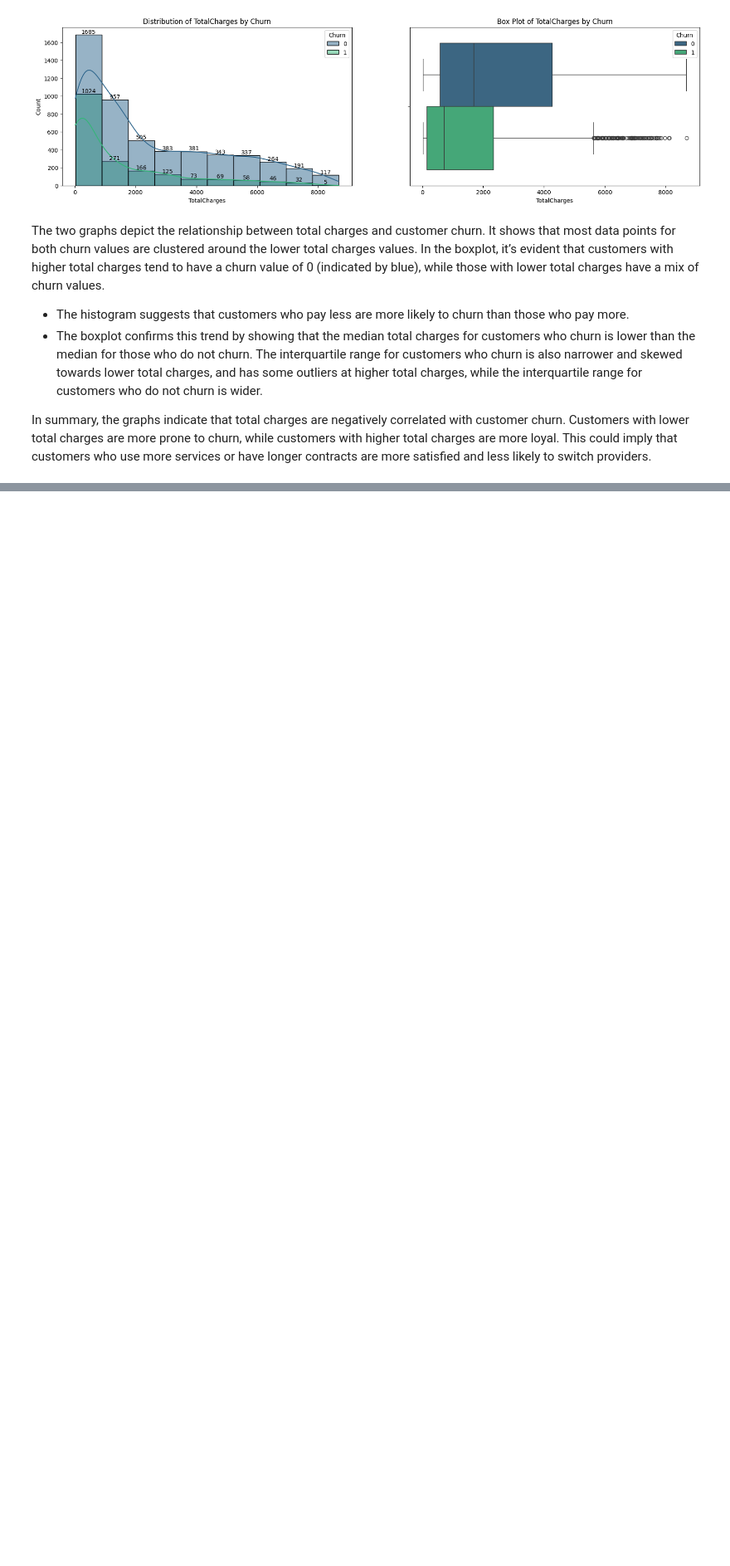
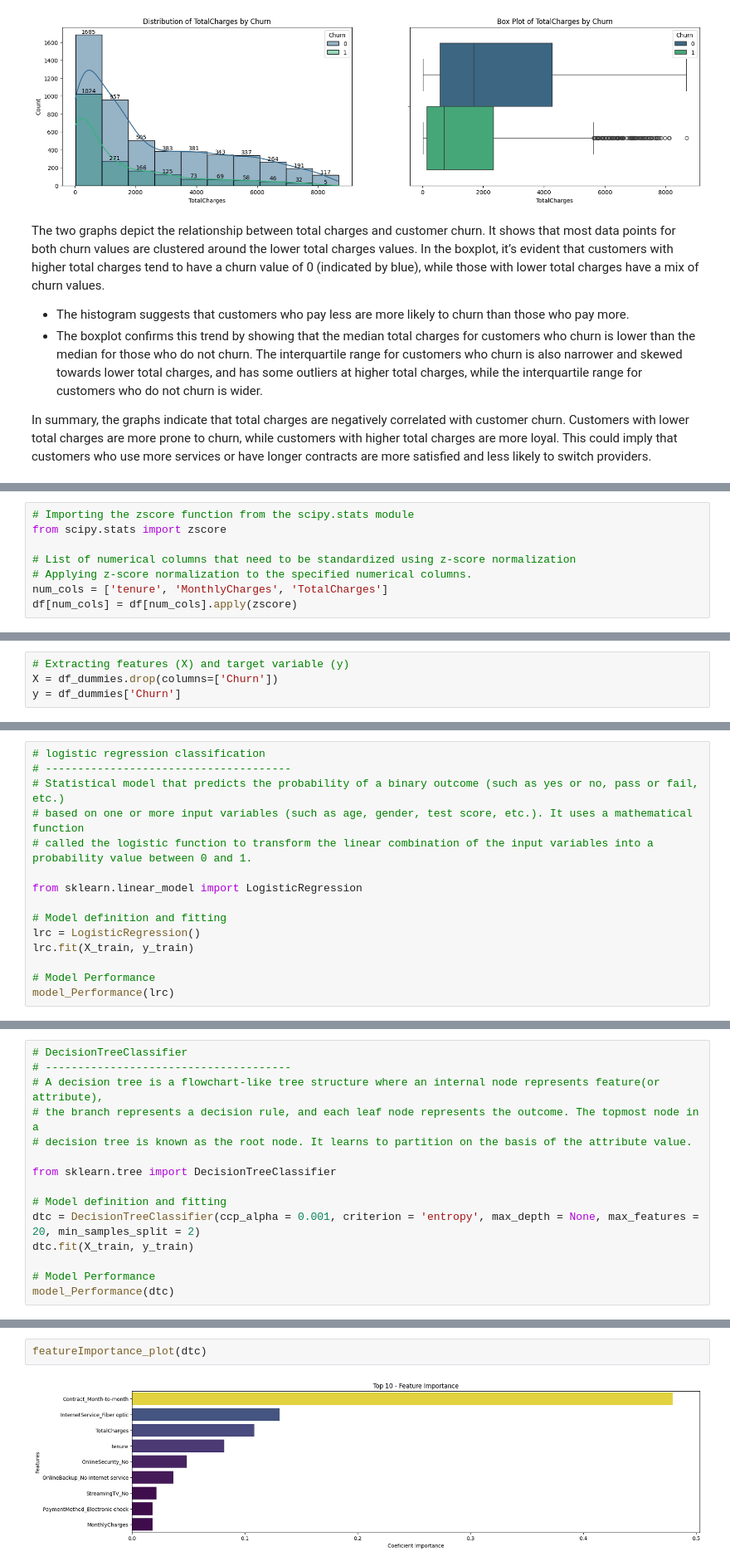
Before and after one commit to gviacava-code/TelcoCustomerChurn, a Jupyter notebook: notebooks/telco_customer_churn.ipynb, the cells around one changed output, grey strips where cells are left out. Shown at 83% size. Saved outputs shown, nothing was run; the diff lists cells and outputs as text; blank space fills up the shorter version.

```diff
--- a/notebooks/telco_customer_churn.ipynb
+++ b/notebooks/telco_customer_churn.ipynb
@@ -503,0 +496,8 @@ memory usage: 516.0 KB
+# %%
+# Importing the zscore function from the scipy.stats module
+from scipy.stats import zscore
+
+# List of numerical columns that need to be standardized using z-score normalization
+# Applying z-score normalization to the specified numerical columns.
+num_cols = ['tenure', 'MonthlyCharges', 'TotalCharges']
+df[num_cols] = df[num_cols].apply(zscore)
@@ -504 +507,5 @@ memory usage: 516.0 KB
+# %%
+# Extracting features (X) and target variable (y)
+X = df_dummies.drop(columns=['Churn'])
+y = df_dummies['Churn']
 # %%
@@ -536,0 +622,15 @@ Name: count, dtype: float64
+# %%
+# logistic regression classification
+# --------------------------------------
+# Statistical model that predicts the probability of a binary outcome (such as yes or no, pass or fail, etc.)
+# based on one or more input variables (such as age, gender, test score, etc.). It uses a mathematical function
+# called the logistic function to transform the linear combination of the input variables into a probability value between 0 and 1.
+
+from sklearn.linear_model import LogisticRegression
+
+# Model definition and fitting
+lrc = LogisticRegression()
+lrc.fit(X_train, y_train)
+
+# Model Performance
+model_Performance(lrc)
@@ -536,0 +644,15 @@ Name: count, dtype: float64
+# %%
+# DecisionTreeClassifier
+# --------------------------------------
+# A decision tree is a flowchart-like tree structure where an internal node represents feature(or attribute),
+# the branch represents a decision rule, and each leaf node represents the outcome. The topmost node in a
+# decision tree is known as the root node. It learns to partition on the basis of the attribute value.
+
+from sklearn.tree import DecisionTreeClassifier
+
+# Model definition and fitting
+dtc = DecisionTreeClassifier(ccp_alpha = 0.001, criterion = 'entropy', max_depth = None, max_features = 20, min_samples_split = 2)
+dtc.fit(X_train, y_train)
+
+# Model Performance
+model_Performance(dtc)
@@ -536,0 +664,4 @@ Name: count, dtype: float64
+# %%
+featureImportance_plot(dtc)
+# %% [output]
+[figure, added]
```
Also changed, not shown: parts of 37 cells of this notebook.
